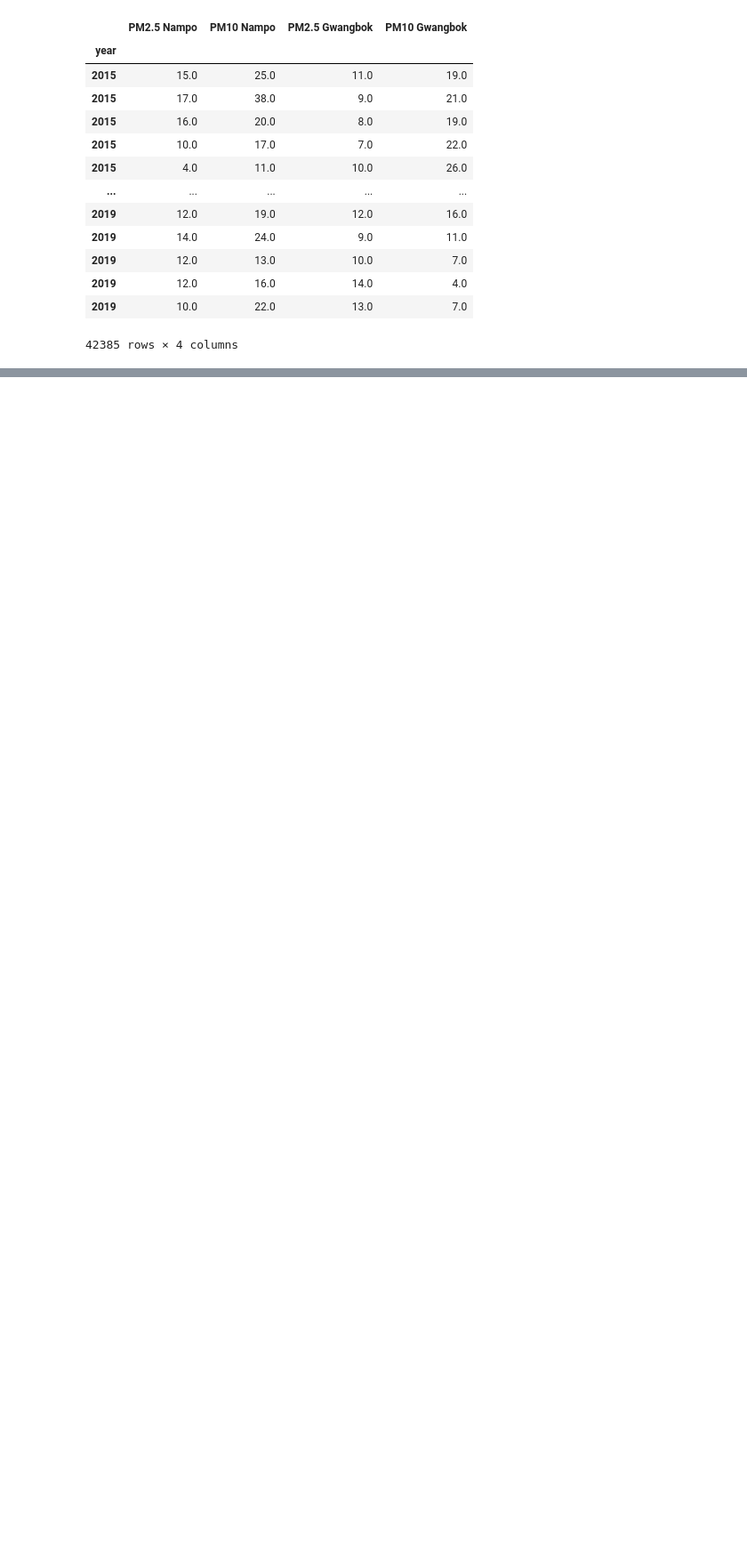
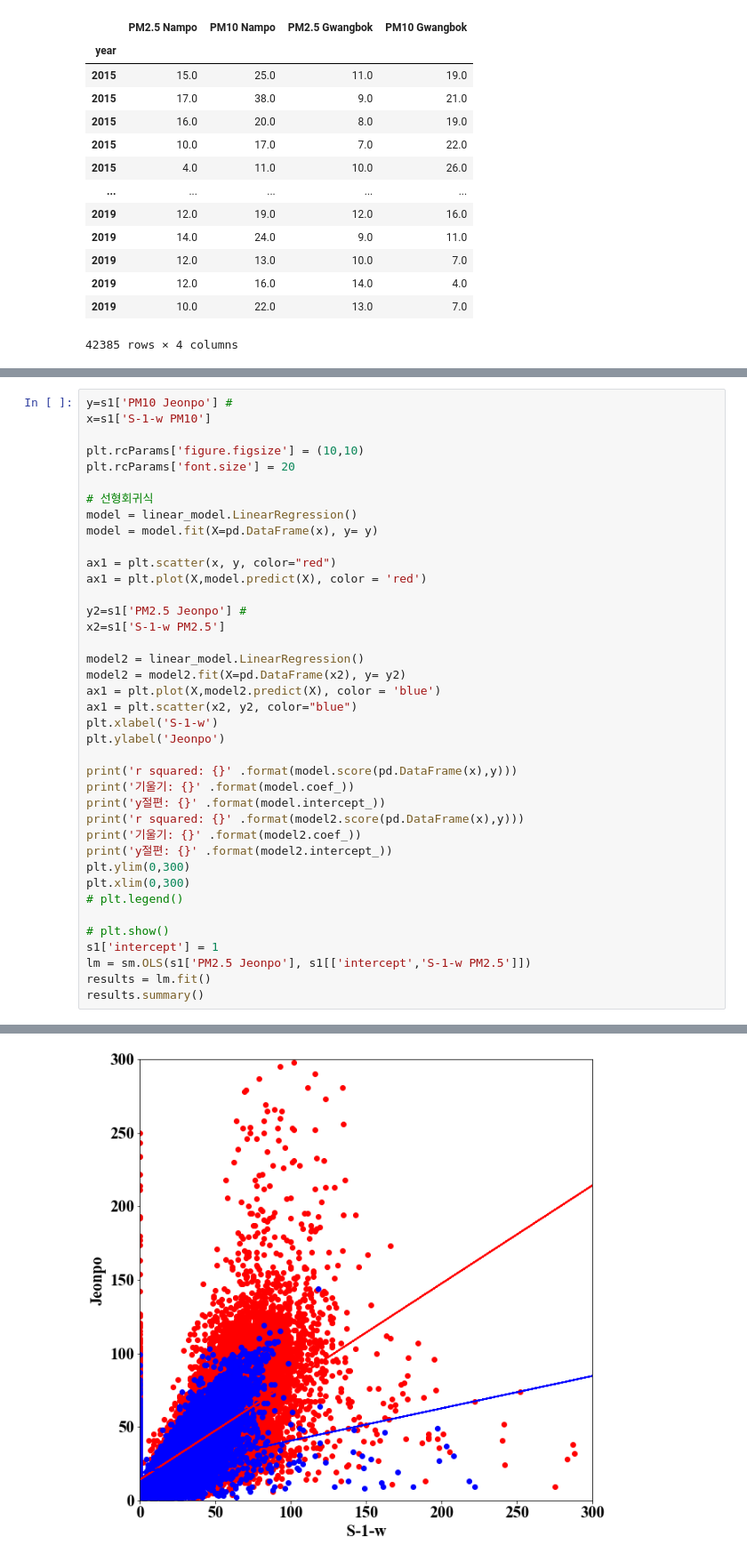
Before and after one commit to tbnsok40/Busan-Subway-Station-Pollutants-data, a Jupyter notebook: [Lab] two linear regression.ipynb, the cells around one changed output, grey strips where cells are left out. Shown at 89% size. Drawn from its saved outputs; the diff is of its cells as text; blank space fills up the shorter version.

```diff
--- a/[Lab] two linear regression.ipynb
+++ b/[Lab] two linear regression.ipynb
@@ -177,0 +366,40 @@ TypeError: fit() got an unexpected keyword argument 'X2'
+# %%
+y=s1['PM10 Jeonpo'] #
+x=s1['S-1-w PM10']
+
+plt.rcParams['figure.figsize'] = (10,10)
+plt.rcParams['font.size'] = 20
+
+# 선형회귀식
+model = linear_model.LinearRegression()
+model = model.fit(X=pd.DataFrame(x), y= y)
+
+ax1 = plt.scatter(x, y, color="red")
+ax1 = plt.plot(X,model.predict(X), color = 'red')
+
+y2=s1['PM2.5 Jeonpo'] #
+x2=s1['S-1-w PM2.5']
+
+model2 = linear_model.LinearRegression()
+model2 = model2.fit(X=pd.DataFrame(x2), y= y2)
+ax1 = plt.plot(X,model2.predict(X), color = 'blue')
+ax1 = plt.scatter(x2, y2, color="blue")
+plt.xlabel('S-1-w')
+plt.ylabel('Jeonpo')
+
+print('r squared: {}' .format(model.score(pd.DataFrame(x),y)))
+print('기울기: {}' .format(model.coef_))
+print('y절편: {}' .format(model.intercept_))
+print('r squared: {}' .format(model2.score(pd.DataFrame(x),y)))
+print('기울기: {}' .format(model2.coef_))
+print('y절편: {}' .format(model2.intercept_))
+plt.ylim(0,300)
+plt.xlim(0,300)
+# plt.legend()
+
+# plt.show()
+s1['intercept'] = 1
+lm = sm.OLS(s1['PM2.5 Jeonpo'], s1[['intercept','S-1-w PM2.5']])
+results = lm.fit()
+results.summary()
+# %% [output]
@@ -177,0 +431 @@ TypeError: fit() got an unexpected keyword argument 'X2'
+[figure, added]
```
Also changed, not shown: parts of 23 cells of this notebook.
